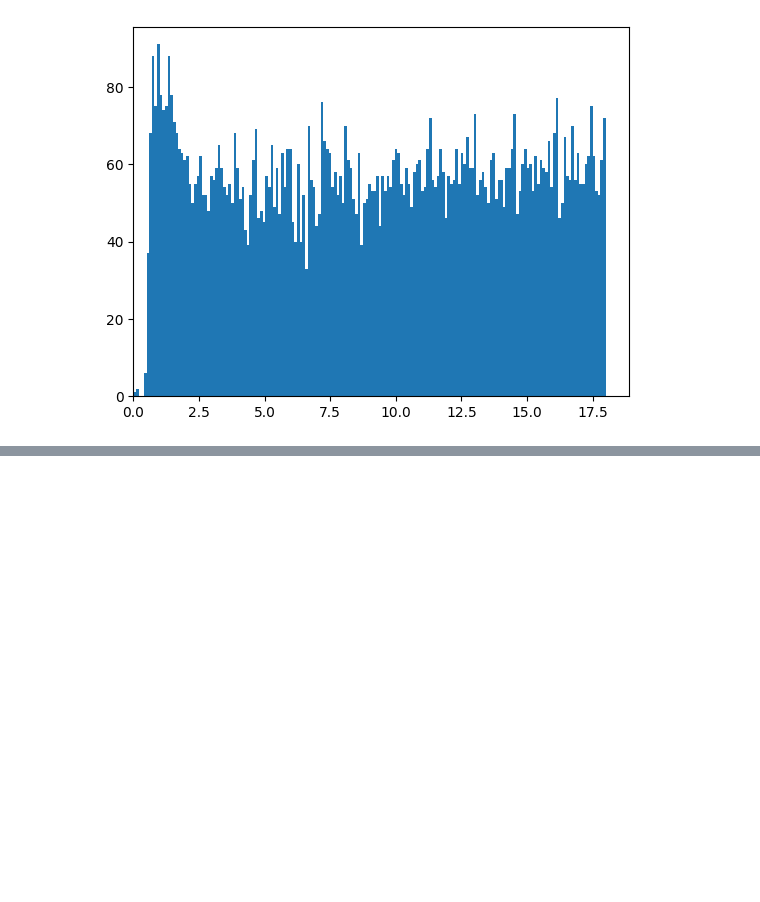
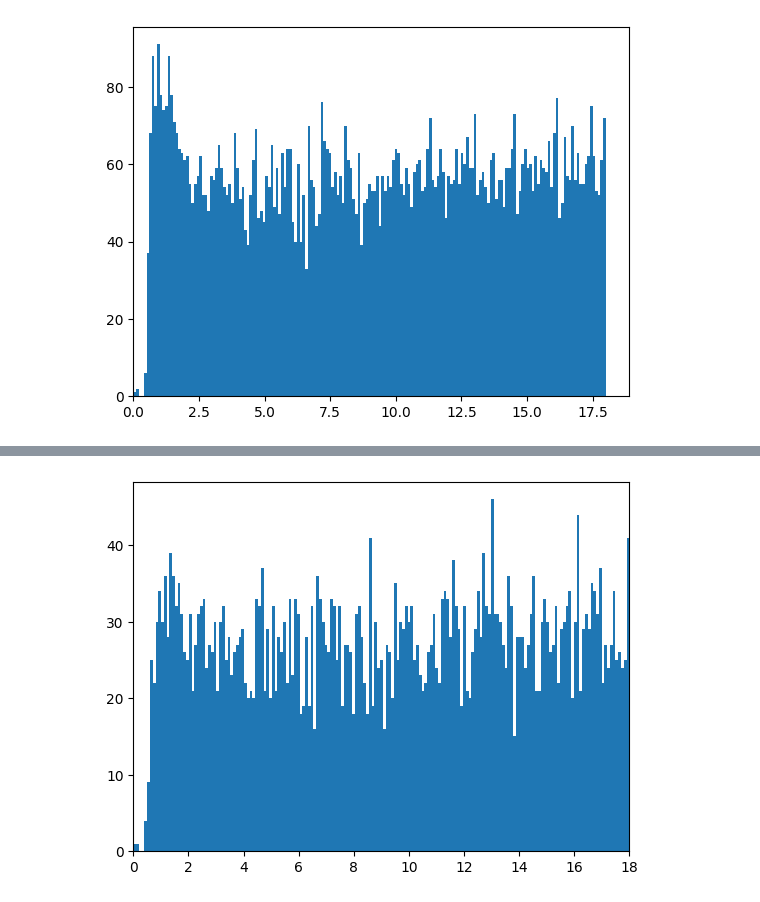
Before and after one commit to villano-lab/R76Analysis, a Jupyter notebook: Tutorial_Replication.ipynb, the cells around one changed output, grey strips where cells are left out. Cells and saved outputs as stored; diff of their text form; code cells hidden in the pictures; blank space fills up the shorter version.

```diff
--- a/Tutorial_Replication.ipynb
+++ b/Tutorial_Replication.ipynb
@@ -362,0 +370,9 @@ plt.show()
+# %%
+for x in z:
+    x["c2phi"] = ((x["phidel"] > -160) & (x["phidel"] < -50)) | ((x["phidel"] > 70) & (x["phidel"] < 50))
+
+plt.hist(pt_keV[2][~crand[2] & cgoodwalk[2] & z[2]["c2phi"]]/4.45,bins=np.linspace(0,18,180))
+plt.xlim(0,18)
+plt.show()
+# %% [output]
+[figure, added]
```
Also changed, not shown: parts of 5 cells of this notebook, 2 other files.
